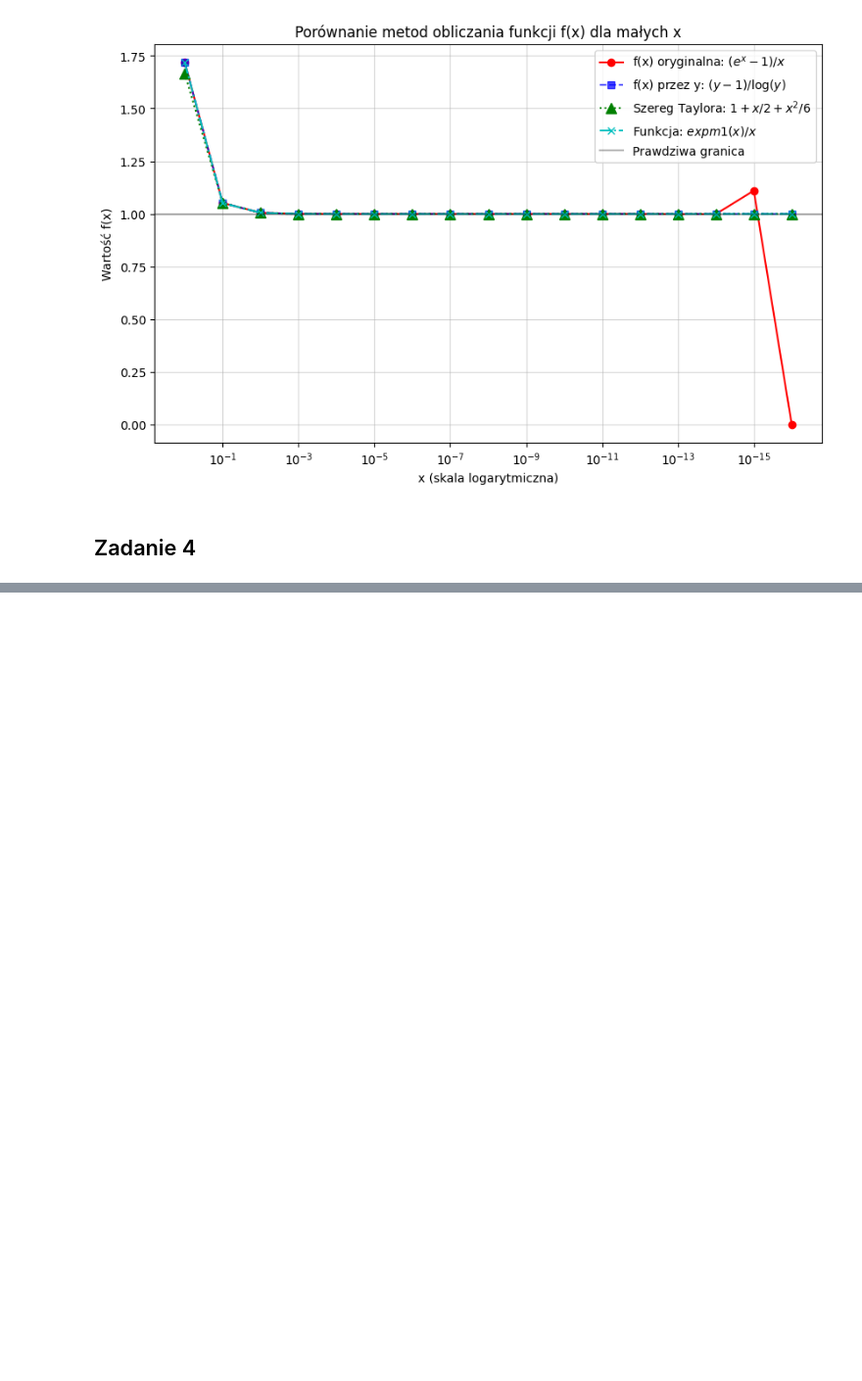
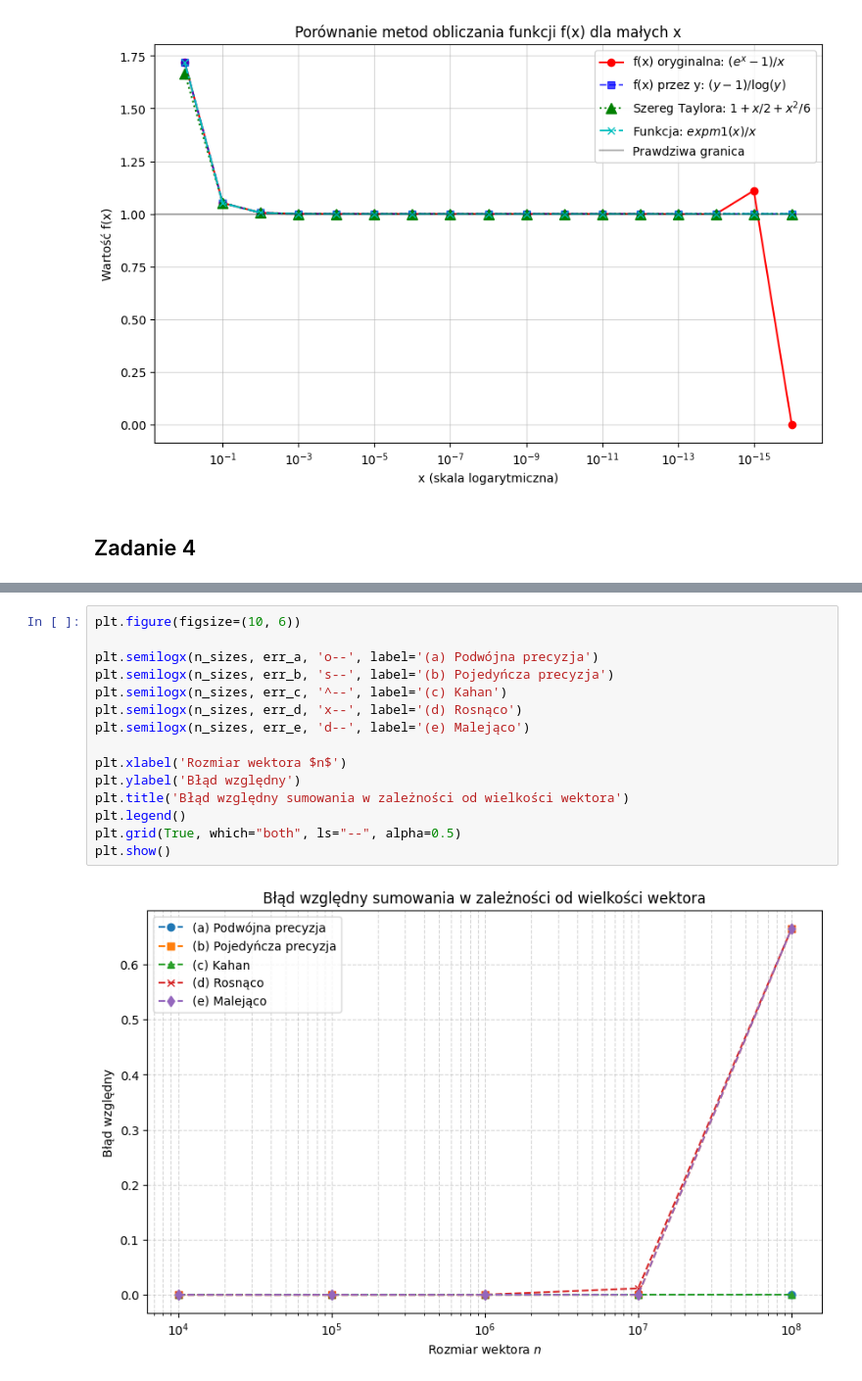
Before and after one commit to mateuszstoch/AGH, a Jupyter notebook: MOwNiT/lab1/zad1.ipynb, the cells around one changed output, grey strips where cells are left out. Shown at 98% size. Drawn from its saved outputs; the diff is of its cells as text; blank space fills up the shorter version.

```diff
--- a/MOwNiT/lab1/zad1.ipynb
+++ b/MOwNiT/lab1/zad1.ipynb
@@ -158,0 +245,17 @@ plt.show()
+# %%
+plt.figure(figsize=(10, 6))
+
+plt.semilogx(n_sizes, err_a, 'o--', label='(a) Podwójna precyzja')
+plt.semilogx(n_sizes, err_b, 's--', label='(b) Pojedyńcza precyzja')
+plt.semilogx(n_sizes, err_c, '^--', label='(c) Kahan')
+plt.semilogx(n_sizes, err_d, 'x--', label='(d) Rosnąco')
+plt.semilogx(n_sizes, err_e, 'd--', label='(e) Malejąco')
+
+plt.xlabel('Rozmiar wektora $n$')
+plt.ylabel('Błąd względny')
+plt.title('Błąd względny sumowania w zależności od wielkości wektora')
+plt.legend()
+plt.grid(True, which="both", ls="--", alpha=0.5)
+plt.show()
+# %% [output]
+[figure, added]
```
Also changed, not shown: parts of 16 cells of this notebook.
